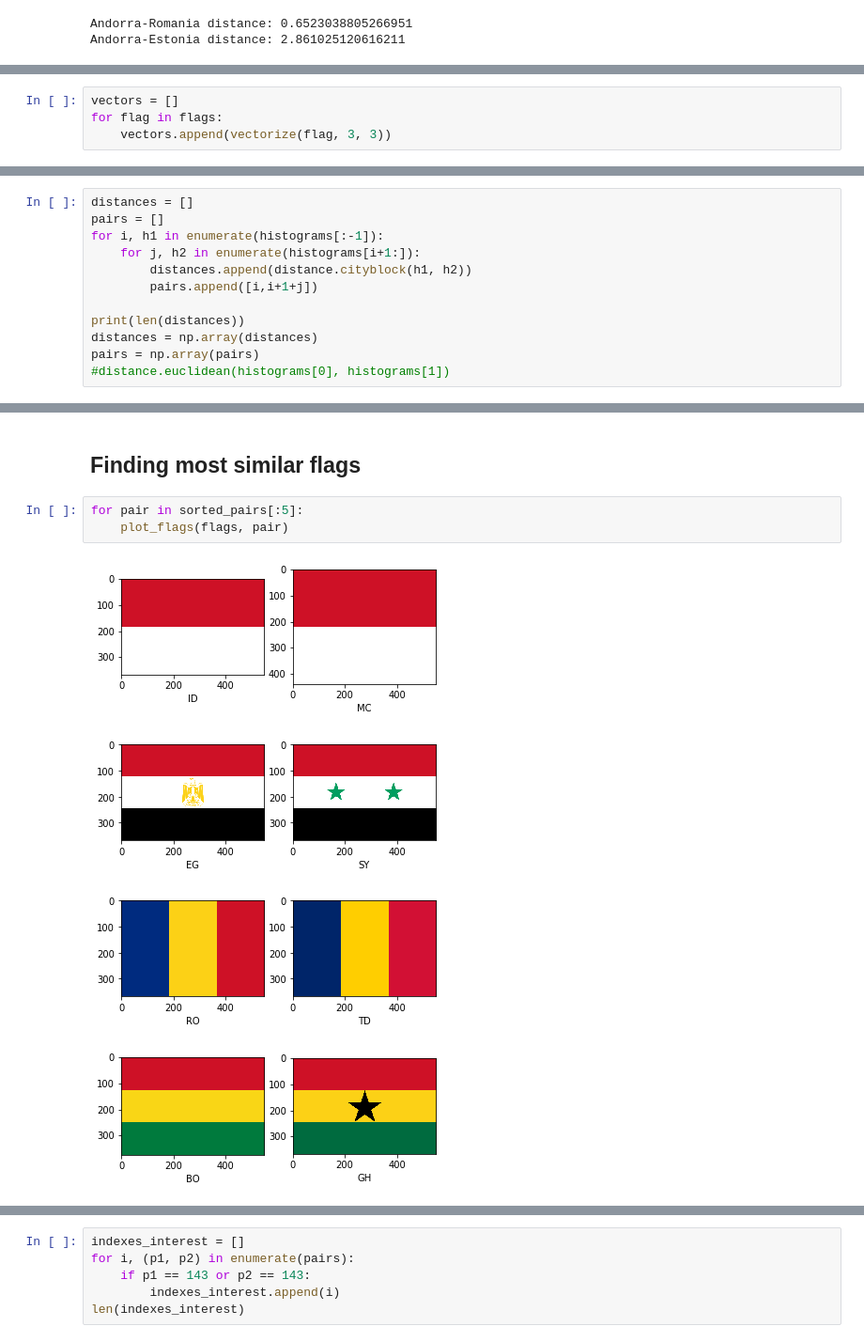
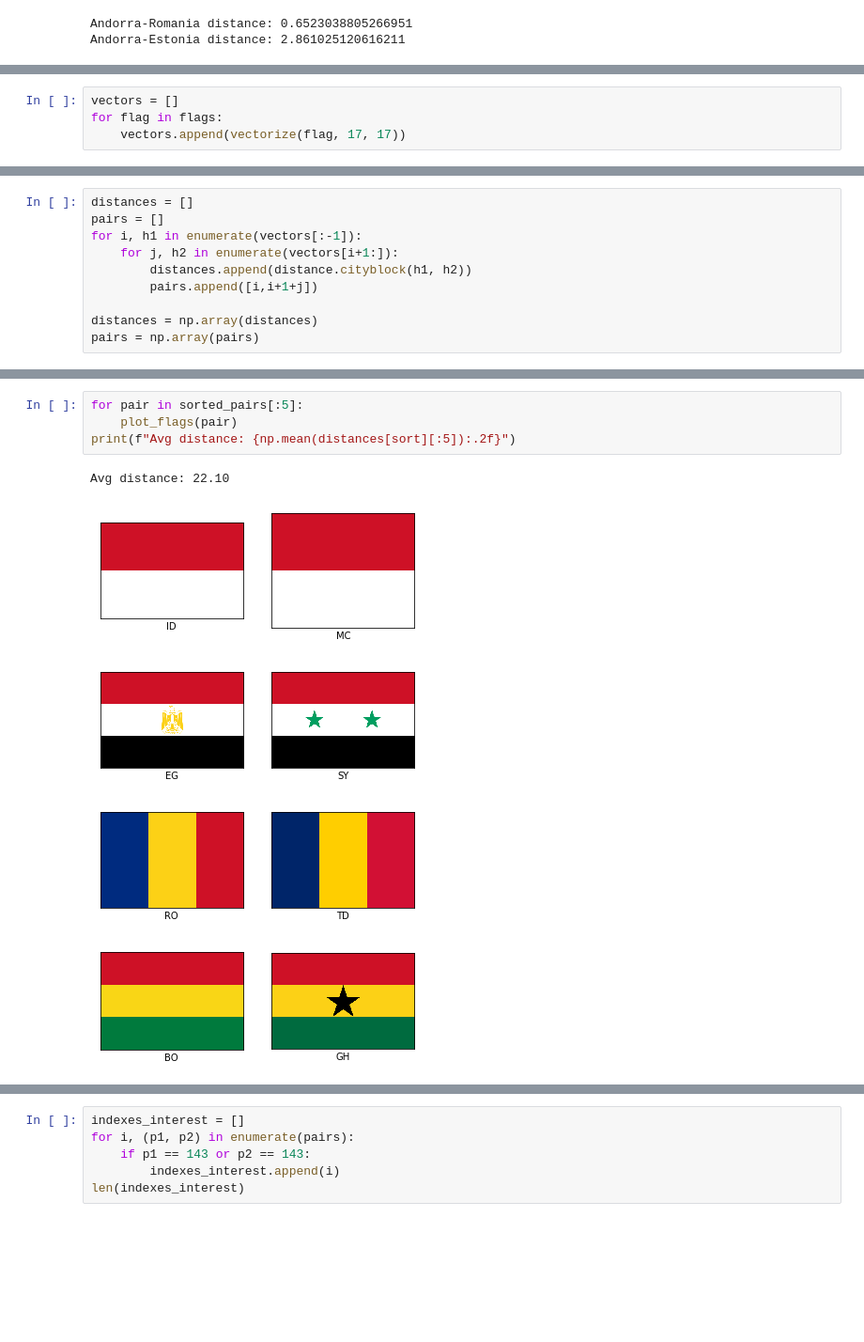
Before and after one commit to ricardoV94/stats, a Jupyter notebook: flags/Flags dendogram.ipynb, the cells around one changed output, grey strips where cells are left out. Shown at 94% size. Drawn from its saved outputs; the diff is of its cells as text; blank space fills up the shorter version.

```diff
--- a/flags/Flags dendogram.ipynb
+++ b/flags/Flags dendogram.ipynb
@@ -159,4 +156,4 @@ It works!
 # %%
 vectors = []
 for flag in flags:
-    vectors.append(vectorize(flag, 3, 3))
+    vectors.append(vectorize(flag, 17, 17))
@@ -202,12 +162,10 @@ fig.show()
 # %%
 distances = []
 pairs = []
-for i, h1 in enumerate(histograms[:-1]):
-    for j, h2 in enumerate(histograms[i+1:]):
+for i, h1 in enumerate(vectors[:-1]):
+    for j, h2 in enumerate(vectors[i+1:]):
         distances.append(distance.cityblock(h1, h2))
         pairs.append([i,i+1+j])
 
-print(len(distances))
 distances = np.array(distances)
 pairs = np.array(pairs)
-#distance.euclidean(histograms[0], histograms[1])
@@ -228,10 +185,10 @@ array([[ 76, 110],
-# %% [markdown]
-## Finding most similar flags
 # %%
 for pair in sorted_pairs[:5]:
-    plot_flags(flags, pair)
+    plot_flags(pair)
+print(f"Avg distance: {np.mean(distances[sort][:5]):.2f}")
 # %% [output]
+Avg distance: 22.10
-[figure, old version]
+[figure, new version]
-[figure, old version]
+[figure, new version]
-[figure, old version]
+[figure, new version]
-[figure, old version]
+[figure, new version]
```
Also changed, not shown: parts of 44 cells of this notebook.
